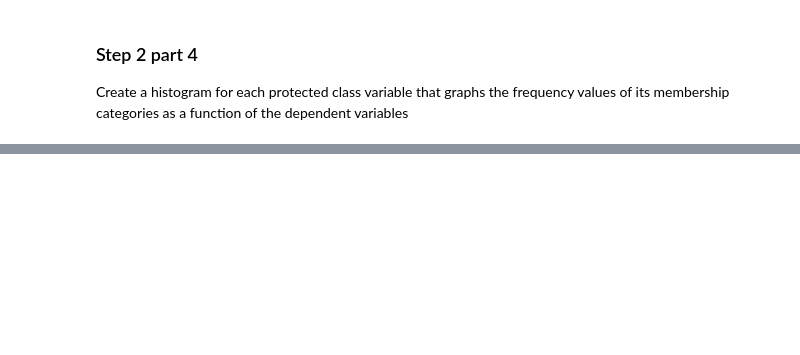
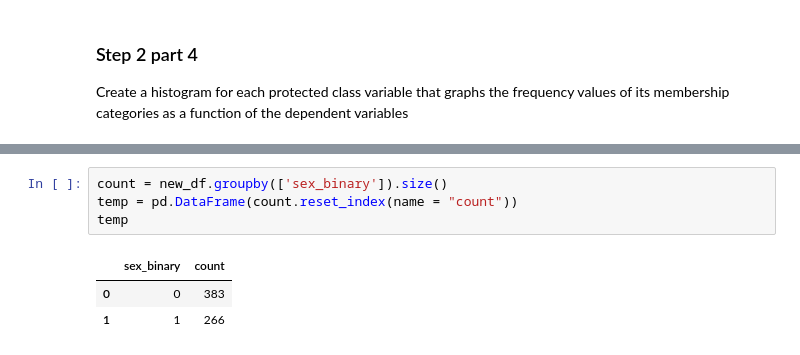
Before and after one commit to ethics-final/AIEthicsFinalProject, a Jupyter notebook: viz_usage_example.ipynb, the cells around one changed output, grey strips where cells are left out. Cells and saved outputs as stored; diff of their text form; blank space fills up the shorter version.

```diff
--- a/viz_usage_example.ipynb
+++ b/viz_usage_example.ipynb
@@ -33,0 +87,8 @@ fig.show()
+# %%
+count = new_df.groupby(['sex_binary']).size()
+temp = pd.DataFrame(count.reset_index(name = "count"))
+temp
+# %% [output]
+|  | sex_binary | count |
+| 0 | 0 | 383 |
+| 1 | 1 | 266 |
```
Also changed, not shown: parts of 16 cells of this notebook.
